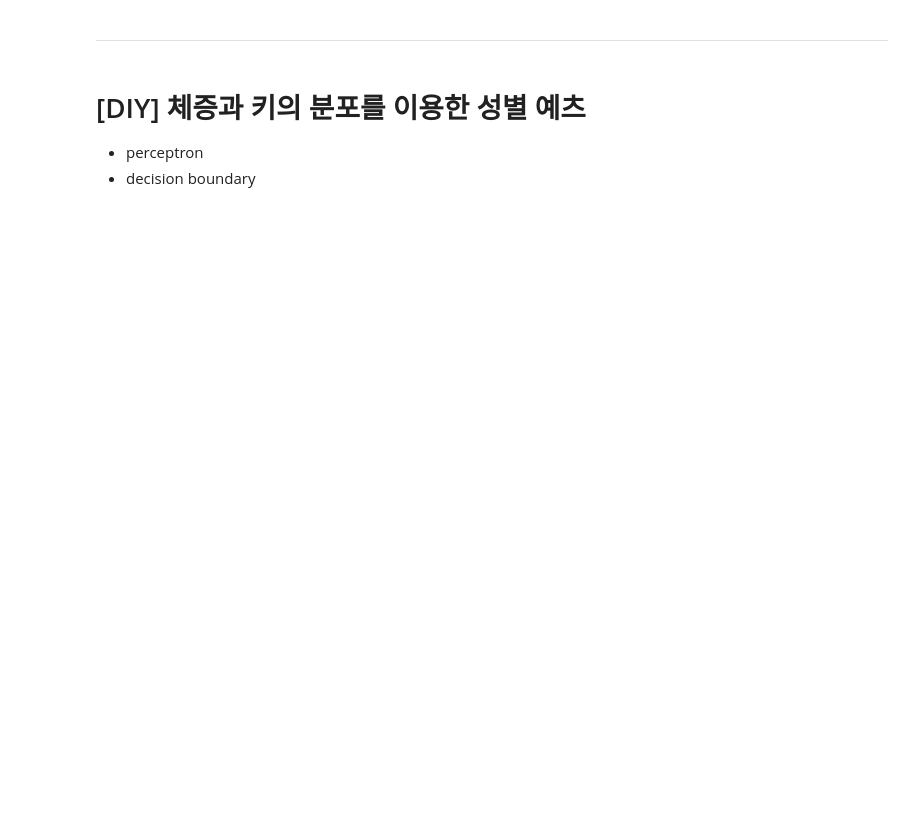
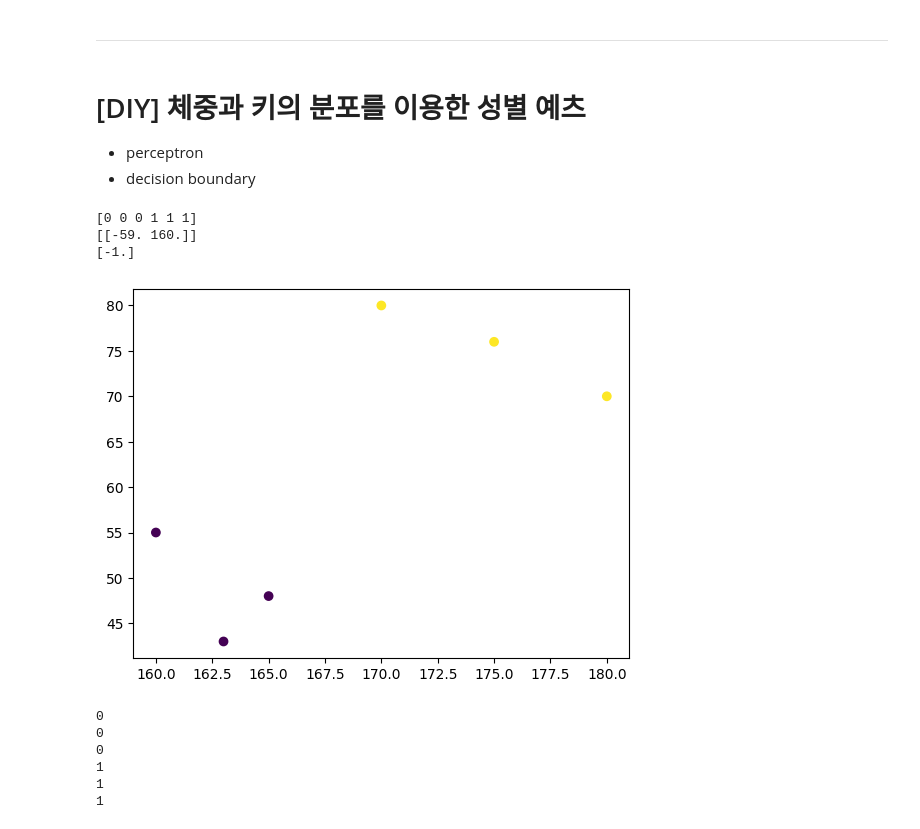
Before and after one commit to mixhub10/dl16, a Jupyter notebook: notebook/ch05_perceptron.ipynb, the cells around one changed output. Cells and saved outputs as stored; diff of their text form; code cells hidden in the pictures; blank space fills up the shorter version.

```diff
--- a/notebook/ch05_perceptron.ipynb
+++ b/notebook/ch05_perceptron.ipynb
@@ -302,6 +302,54 @@ plt.show()
 # %% [markdown]
 ----
 # %% [markdown]
-# [DIY] 체증과 키의 분포를 이용한 성별 예츠
+# [DIY] 체중과 키의 분포를 이용한 성별 예츠
 - perceptron
 - decision boundary
+# %%
+# Model
+from sklearn.linear_model import Perceptron
+X = [[160, 55],[165, 48],[163, 43],[170, 80], [175,76], [180,70]] # 항상 2차원 배열이어야 한다.
+y = [0, 0, 0, 1, 1, 1]
+# 퍼셉트론을 생성한다. tol는 종료 조건이다. random_state는 난수의 시드이다.
+clf = Perceptron(tol=1e-3, random_state=0)
+# 학습을 수행한다.
+clf.fit(X, y)
+# 테스트를 수행한다.
+print(clf.predict(X))
+print(clf.coef_) # 가중치
+print(clf.intercept_) # 바이어스 값
+# %% [output]
+[0 0 0 1 1 1]
+[[-59. 160.]]
+[-1.]
+# %%
+# Plot data
+####################################
+X1=[x[0] for x in X]
+X2=[x[1] for x in X]
+
+import matplotlib.pyplot as plt
+
+plt.scatter(X1,X2,c=y)
+plt.show()
+# %% [output]
+[figure, added]
+# %%
+# Check result
+import numpy as np
+
+Y1=np.array(X)@(np.array(clf.coef_).T)+clf.intercept_
+epsilon = 0.0000001
+def step_func(t): # 퍼셉트론의 활성화 함수
+  if t > epsilon: return 1
+  else: return 0
+
+for i in range(len(Y1)): # 결과 확인
+  print(step_func(Y1[i]))
+# %% [output]
+0
+0
+0
+1
+1
+1
```
Also changed, not shown: parts of 4 cells of this notebook.
